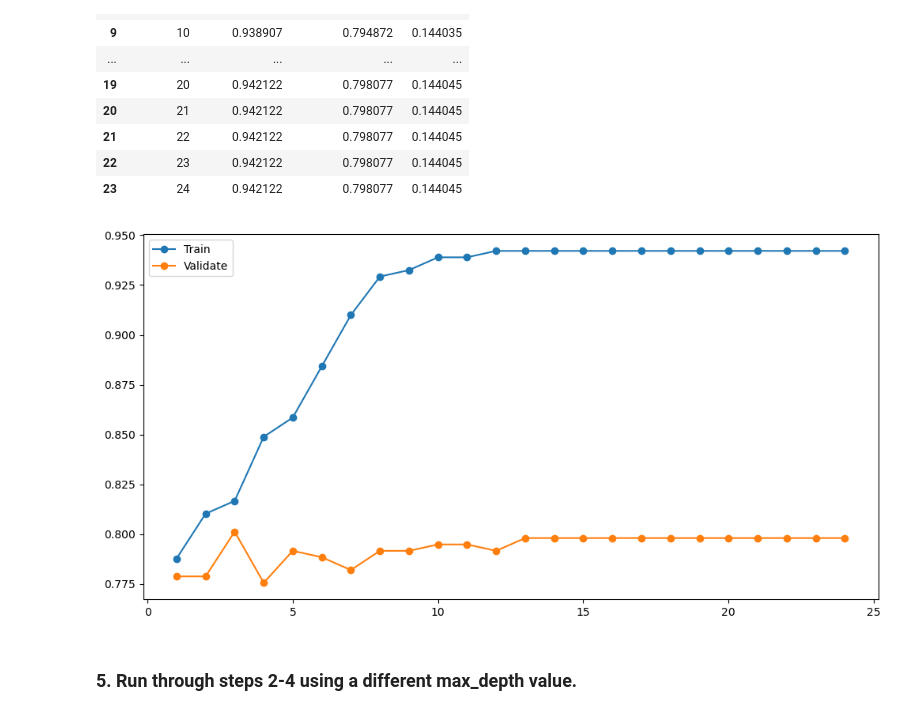
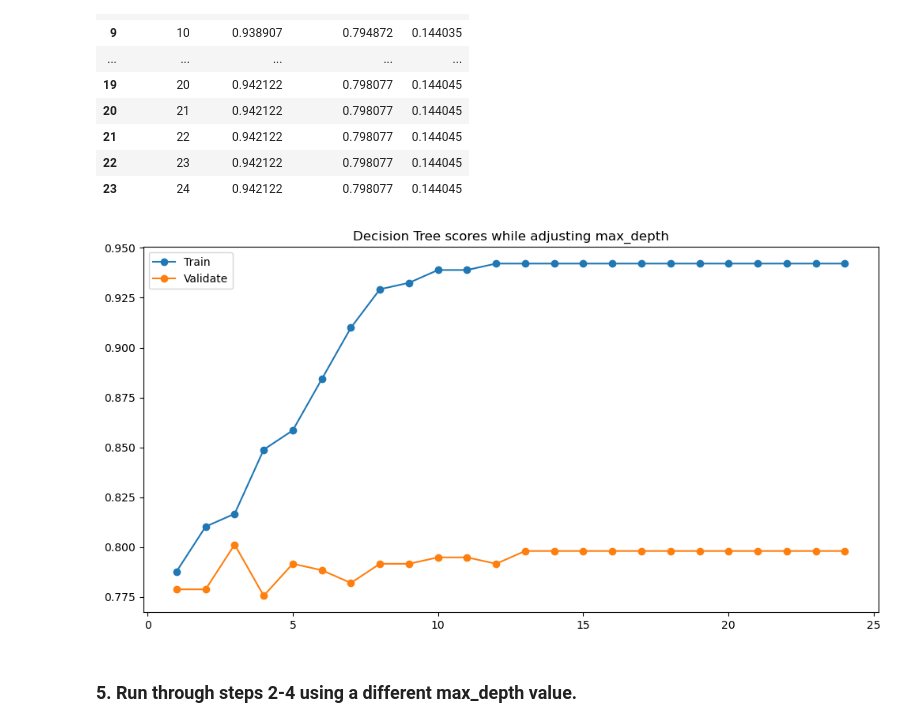
Before and after one commit to JoshuaHolt-Tech/classification-exercises, a Jupyter notebook: decision_tree.ipynb, the cells around one changed output. Cells and saved outputs as stored; diff of their text form; code cells hidden in the pictures.

Commit message:
Updated and beautified decision tree, random forest and knn assignments.

```diff
--- a/decision_tree.ipynb
+++ b/decision_tree.ipynb
@@ -250,15 +250,15 @@ df
 | 22 | 23 | 0.942122 | 0.798077 | 0.144045 |
 | 23 | 24 | 0.942122 | 0.798077 | 0.144045 |
 # %%
-#Done in class but not working on my machine, unsure why ???.
 
 plt.figure(figsize=(12,6))
 plt.plot(df.max_depth, df.train_accuracy, marker = 'o', label= 'Train')
 plt.plot(df.max_depth, df.validate_accuracy, marker = 'o', label= 'Validate')
 plt.legend()
+plt.title("Decision Tree scores while adjusting max_depth")
 plt.show()
 # %% [output]
-[figure, old version]
+[figure, new version]
 # %% [markdown]
 ### 5. Run through steps 2-4 using a different max_depth value.
 # %%
```
Also changed, not shown: parts of 20 cells of this notebook, 2 other files.
